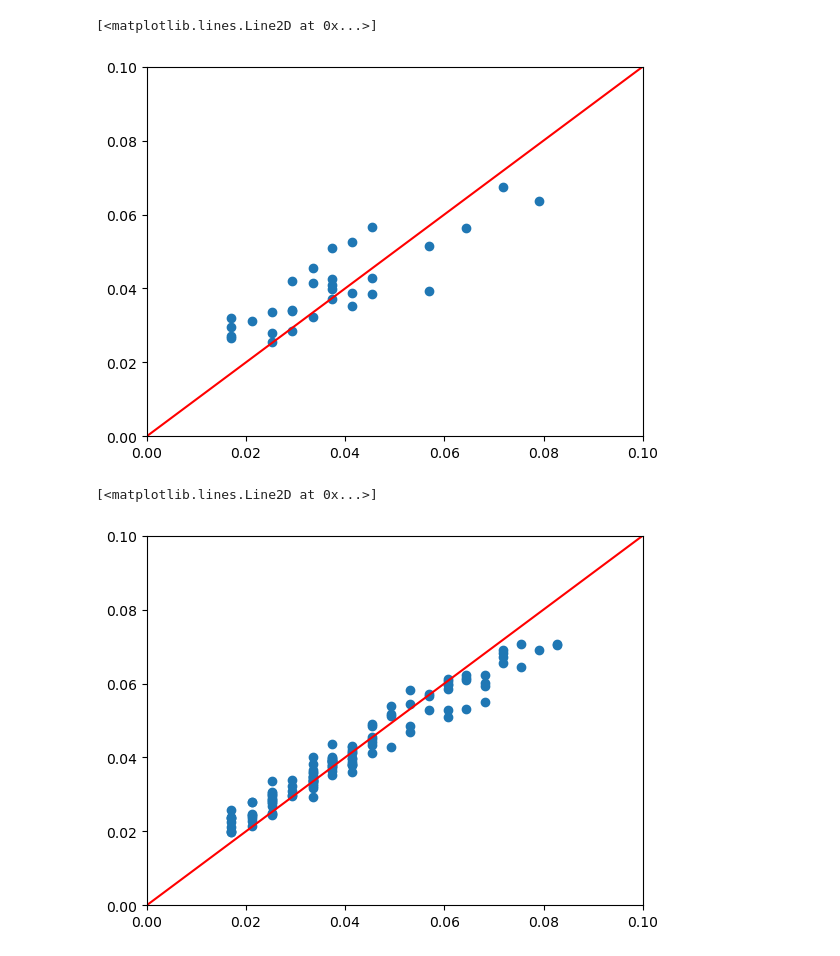
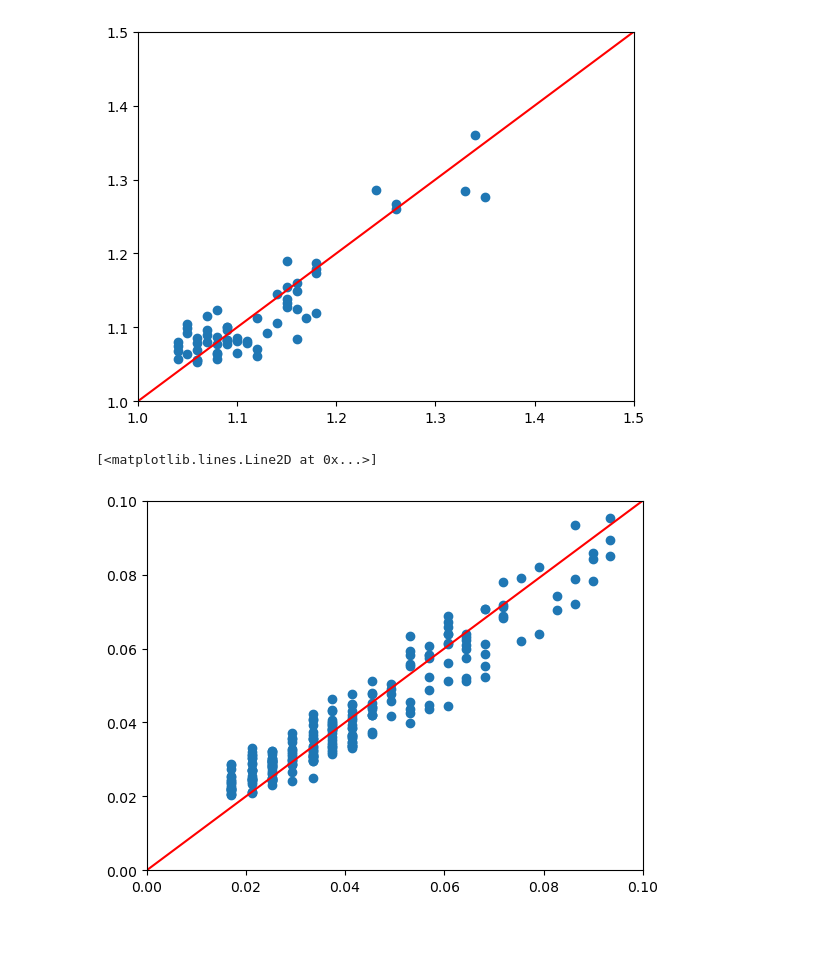
Before and after one commit to narslab/msa-emission-typologies, a Jupyter notebook: bin/jupyter/Congestion-exploration.ipynb, the cells around one changed output. Drawn from its saved outputs; the diff is of its cells as text; code cells hidden in the pictures.

```diff
--- a/bin/jupyter/Congestion-exploration.ipynb
+++ b/bin/jupyter/Congestion-exploration.ipynb
@@ -47,12 +86,11 @@ df.head()
 # %%
-df = df.merge(trf, left_on='msa', right_on='msa', how='left')
+df = df.merge(mod, left_on='msa', right_on='msa', how='inner')
 # %%
 df = df.merge(unemp, left_on = 'msa', right_on = 'msa', how = 'left')
 # %%
-df = df.merge(net1, left_on = 'msa', right_on = 'msa', how = 'left')
+df = df.merge(inc, left_on = 'msa', right_on = 'msa', how = 'left')
 # %%
-df = df.dropna(subset=['tti', 'street_length_avg'])
-
+df = df.dropna(subset=['tti'])
 df['log_tti'] = np.log10(df['tti'])
 # %%
 df.head()
@@ -72,10 +118,10 @@ filepath = Path('../../data/tidy/congestion-exploration.csv', index = False)
 filepath.parent.mkdir(parents=True, exist_ok=True)
 df.to_csv(filepath)
 # %%
-rf = RandomForestRegressor(max_features= 7, n_estimators=2000, random_state=0, max_depth = 10 ) #ccp_alpha=0.1
-X = df.drop(columns=['tti','log_tti','dvmt_freeway', 'vmt_arterial'])
-Y = (df['log_tti'])
+rf = RandomForestRegressor(max_features= 8, n_estimators=100, random_state=0, max_depth = 6) #ccp_alpha=0.1
+X = df.drop(columns=['tti','log_tti'])
+Y = (df['tti'])
 X_train, X_test, y_train, y_test = train_test_split(X, Y, test_size = .2, random_state = 1)
 rf.fit(X_train, y_train)
 y_pred = rf.predict(X_test)
-y_pred
+#y_pred
@@ -118,14 +147,15 @@ mse = 7.793221879063287e-05 mape = 0.24197203265894332 rmse = 0.0088279226769740
 # %%
 plt.scatter(y_test, y_pred)
-plt.ylim(0, .1)
-plt.xlim(0, .1)
+plt.ylim(1, 1.5)
+plt.xlim(1, 1.5)
 x = np.linspace(0,2,20)
 y = np.linspace(0,2,20)
 plt.plot(x, y, color = 'red')
+plt.savefig('../../figures/tti-pred')
 # %% [output]
-[<matplotlib.lines.Line2D at 0x...>]
-[figure, old version]
+[figure, new version]
 # %%
+y_pred_train = rf.predict(X_train)
 plt.scatter(y_train, y_pred_train)
 plt.ylim(0, .1)
 plt.xlim(0, .1)
@@ -134,7 +164,7 @@ y = np.linspace(0,2,20)
 plt.plot(x, y, color = 'red')
 # %% [output]
 [<matplotlib.lines.Line2D at 0x...>]
-[figure, old version]
+[figure, new version]
 # %%
 result = permutation_importance(
     rf, X_test, y_test, n_repeats=10, random_state=42, n_jobs=2)
```
Also changed, not shown: parts of 25 cells of this notebook, 9 other files.
